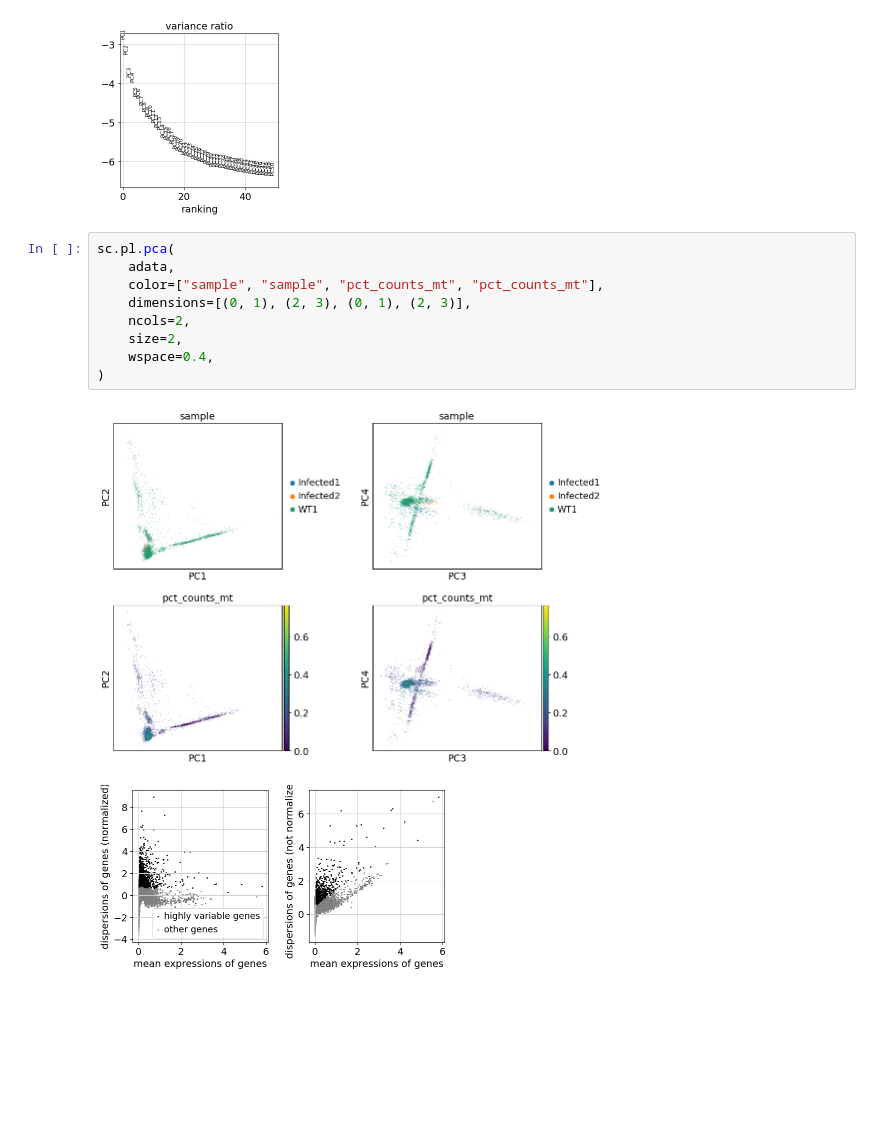
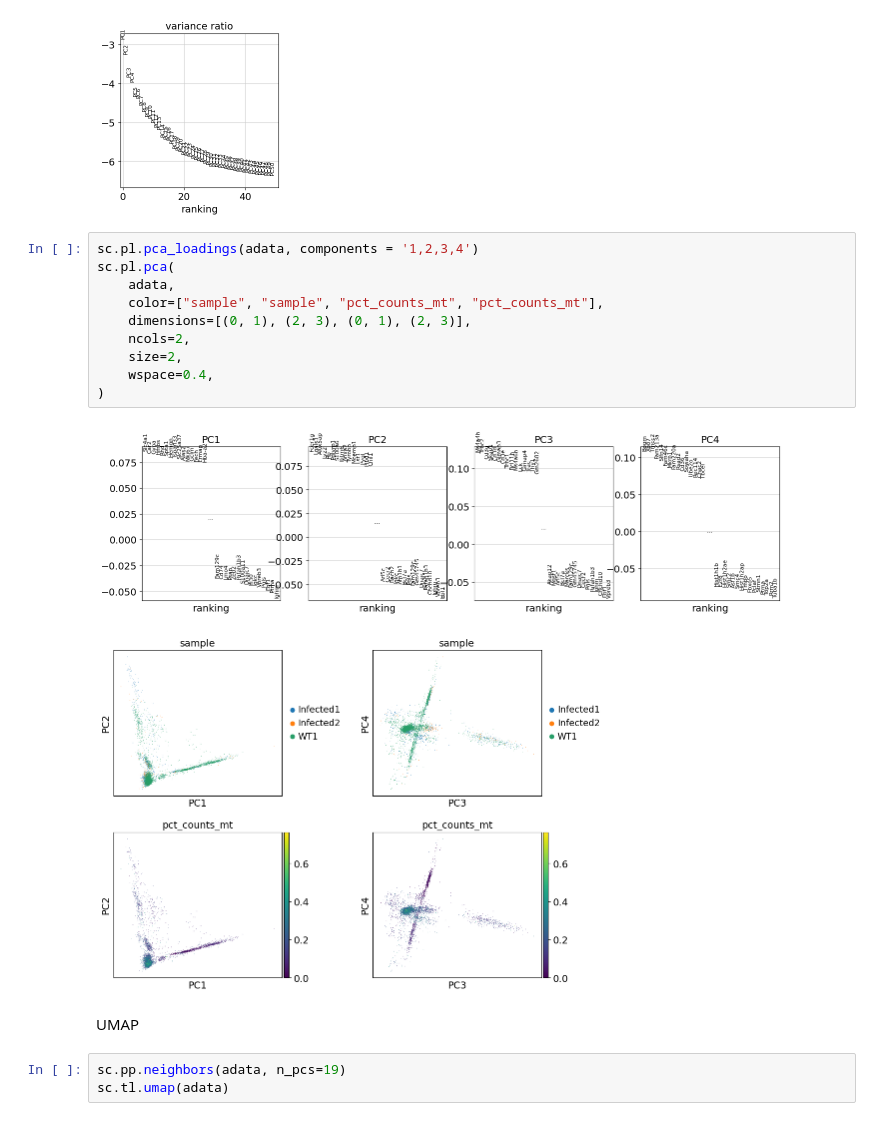
Before and after one commit to CorwinAnsley/biol5177_work, a Jupyter notebook: cw_2/cw_analysis.ipynb, the cells around one changed output. Drawn from its saved outputs; the diff is of its cells as text; blank space fills up the shorter version.

```diff
--- a/cw_2/cw_analysis.ipynb
+++ b/cw_2/cw_analysis.ipynb
@@ -93,16 +93,20 @@ sc.pl.pca_variance_ratio(adata, n_pcs=50, log=True)
 # %% [output]
 [figure]
 # %%
+sc.pl.pca_loadings(adata, components = '1,2,3,4')
 sc.pl.pca(
     adata,
     color=["sample", "sample", "pct_counts_mt", "pct_counts_mt"],
     dimensions=[(0, 1), (2, 3), (0, 1), (2, 3)],
     ncols=2,
     size=2,
     wspace=0.4,
 )
 # %% [output]
-[figure, old version]
+[figure, new version]
+[figure, added]
+# %% [markdown]
+UMAP
 # %%
+sc.pp.neighbors(adata, n_pcs=19)
+sc.tl.umap(adata)
-# %% [output]
-[figure, removed]
```
Also changed, not shown: parts of 2 cells of this notebook.
